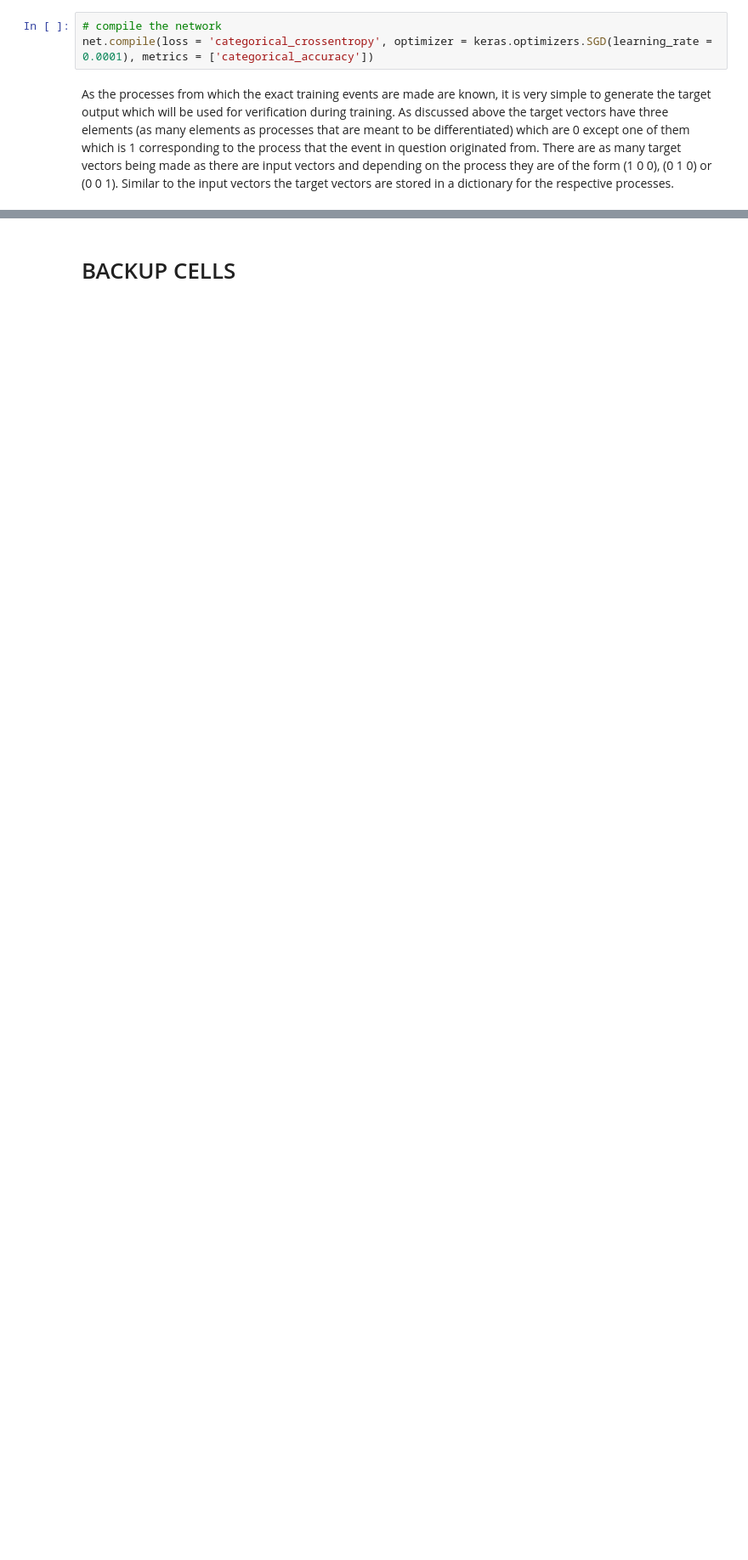
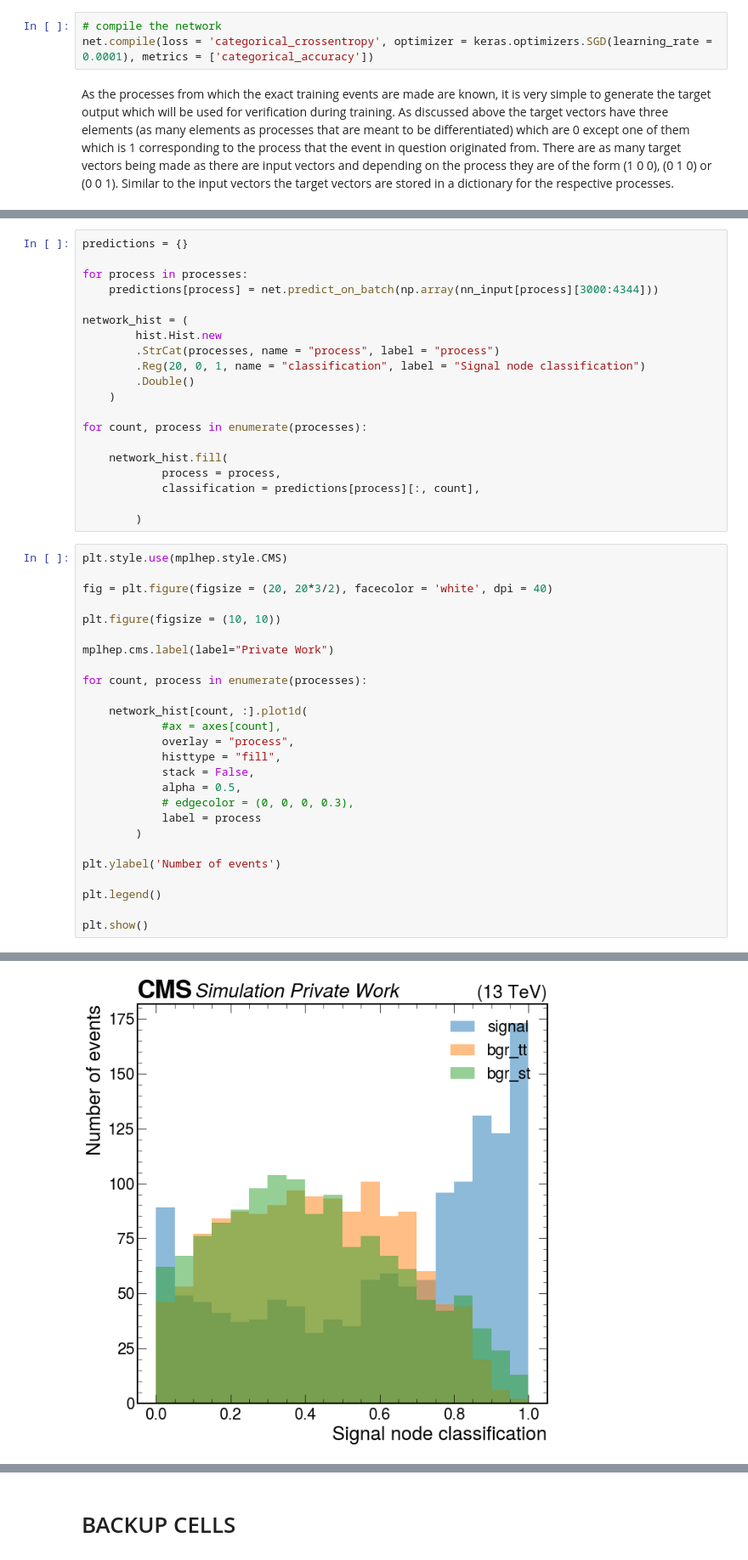
Before and after one commit to ArtMk/lhc-ml, a Jupyter notebook: 05_Training_in_Physics.ipynb, the cells around one changed output, grey strips where cells are left out. Shown at 85% size. Cells and saved outputs as stored; diff of their text form; blank space fills up the shorter version.

```diff
--- a/05_Training_in_Physics.ipynb
+++ b/05_Training_in_Physics.ipynb
@@ -287,0 +315,47 @@ plt.show()
+# %%
+predictions = {}
+
+for process in processes:
+    predictions[process] = net.predict_on_batch(np.array(nn_input[process][3000:4344]))
+
+network_hist = (
+        hist.Hist.new
+        .StrCat(processes, name = "process", label = "process")
+        .Reg(20, 0, 1, name = "classification", label = "Signal node classification")
+        .Double()
+    )
+
+for count, process in enumerate(processes):
+
+    network_hist.fill(
+            process = process,
+            classification = predictions[process][:, count],
+
+        )
+# %%
+plt.style.use(mplhep.style.CMS)
+
+fig = plt.figure(figsize = (20, 20*3/2), facecolor = 'white', dpi = 40)
+
+plt.figure(figsize = (10, 10))
+
+mplhep.cms.label(label="Private Work")
+
+for count, process in enumerate(processes):
+
+    network_hist[count, :].plot1d(
+            #ax = axes[count],
+            overlay = "process",
+            histtype = "fill",
+            stack = False,
+            alpha = 0.5,
+            # edgecolor = (0, 0, 0, 0.3),
+            label = process
+        )
+
+plt.ylabel('Number of events')
+
+plt.legend()
+
+plt.show()
+# %% [output]
@@ -287,0 +363 @@ plt.show()
+[figure, added]
```
Also changed, not shown: parts of 33 cells of this notebook, 6 other files.
